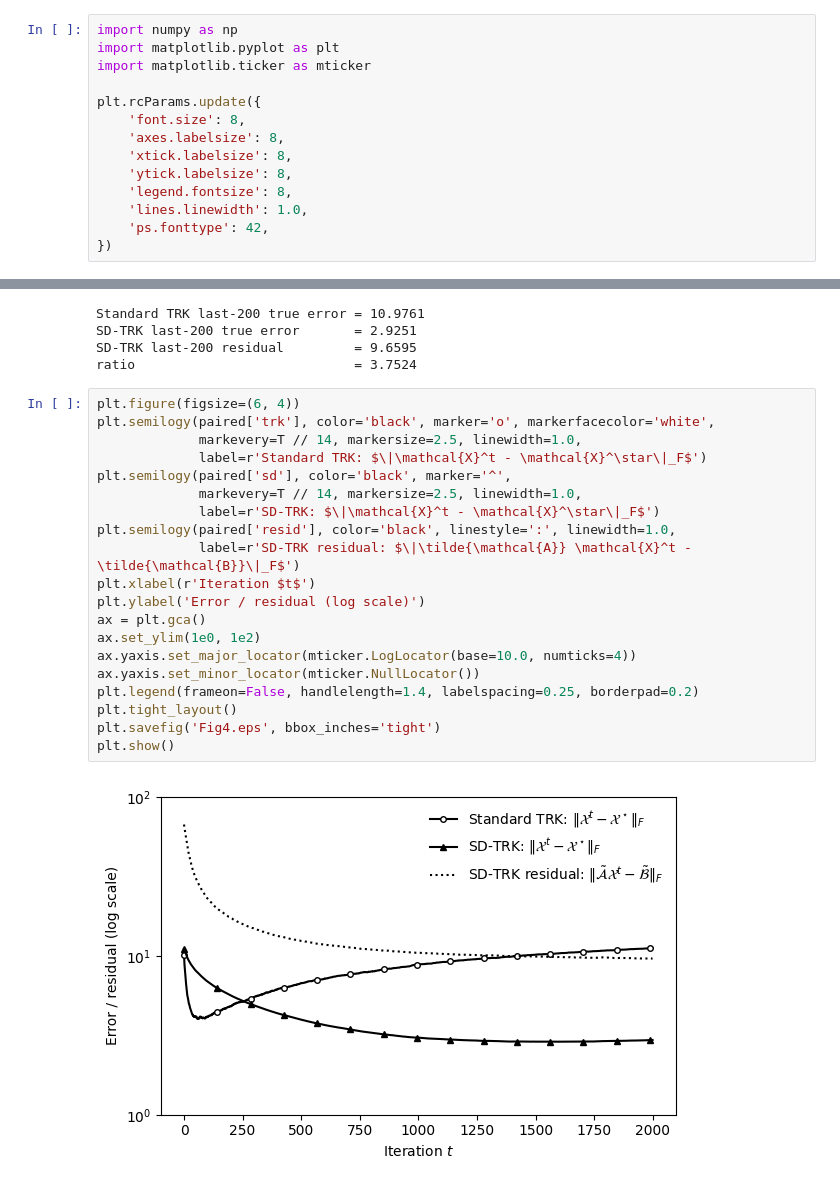
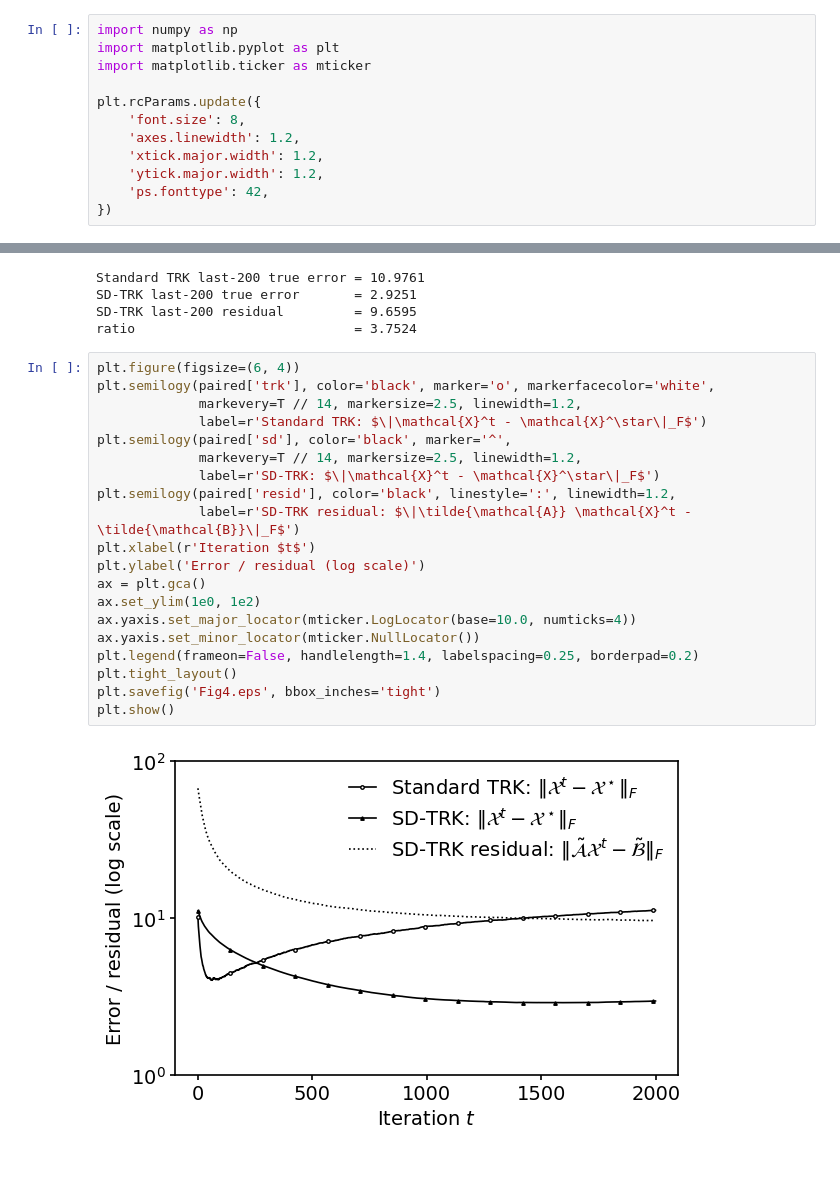
Before and after one commit to nahniee/sd-trk-experiments, a Jupyter notebook: Figure_4.ipynb, the cells around one changed output, grey strips where cells are left out. Cells and saved outputs as stored; diff of their text form.

```diff
--- a/Figure_4.ipynb
+++ b/Figure_4.ipynb
@@ -38,11 +38,9 @@ import matplotlib.ticker as mticker
 
 plt.rcParams.update({
     'font.size': 8,
-    'axes.labelsize': 8,
-    'xtick.labelsize': 8,
-    'ytick.labelsize': 8,
-    'legend.fontsize': 8,
-    'lines.linewidth': 1.0,
+    'axes.linewidth': 1.2,
+    'xtick.major.width': 1.2,
+    'ytick.major.width': 1.2,
     'ps.fonttype': 42,
 })
 # %%
@@ -171,22 +169,22 @@ ratio                            = 3.7524
 # %%
 plt.figure(figsize=(6, 4))
 plt.semilogy(paired['trk'], color='black', marker='o', markerfacecolor='white',
-             markevery=T // 14, markersize=2.5, linewidth=1.0,
+             markevery=T // 14, markersize=2.5, linewidth=1.2,
              label=r'Standard TRK: $\|\mathcal{X}^t - \mathcal{X}^\star\|_F$')
 plt.semilogy(paired['sd'], color='black', marker='^',
-             markevery=T // 14, markersize=2.5, linewidth=1.0,
+             markevery=T // 14, markersize=2.5, linewidth=1.2,
              label=r'SD-TRK: $\|\mathcal{X}^t - \mathcal{X}^\star\|_F$')
-plt.semilogy(paired['resid'], color='black', linestyle=':', linewidth=1.0,
+plt.semilogy(paired['resid'], color='black', linestyle=':', linewidth=1.2,
              label=r'SD-TRK residual: $\|\tilde{\mathcal{A}} \mathcal{X}^t - \tilde{\mathcal{B}}\|_F$')
 plt.xlabel(r'Iteration $t$')
 plt.ylabel('Error / residual (log scale)')
 ax = plt.gca()
 ax.set_ylim(1e0, 1e2)
 ax.yaxis.set_major_locator(mticker.LogLocator(base=10.0, numticks=4))
 ax.yaxis.set_minor_locator(mticker.NullLocator())
 plt.legend(frameon=False, handlelength=1.4, labelspacing=0.25, borderpad=0.2)
 plt.tight_layout()
 plt.savefig('Fig4.eps', bbox_inches='tight')
 plt.show()
 # %% [output]
-[figure, old version]
+[figure, new version]
```
Also changed, not shown: 4 other files.
